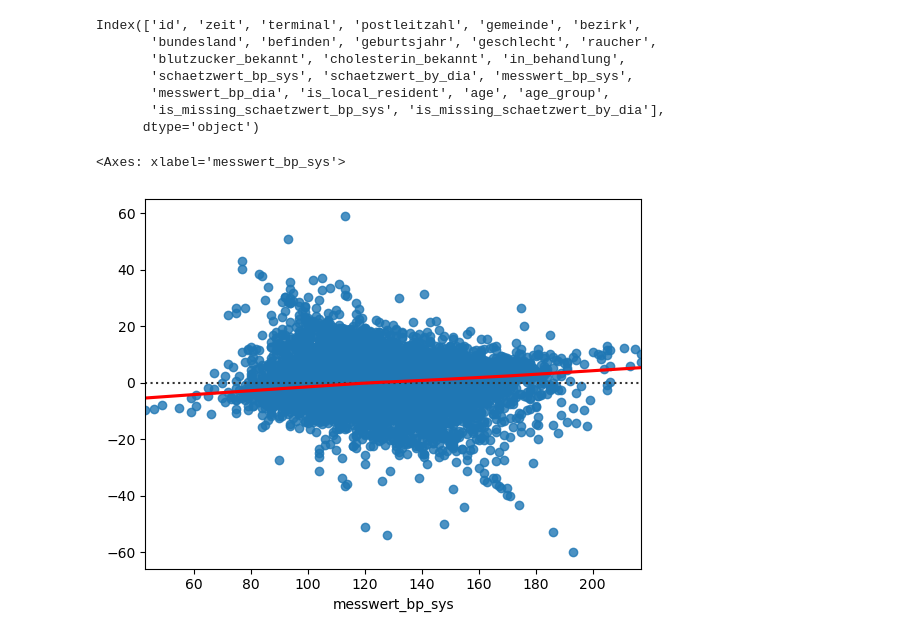
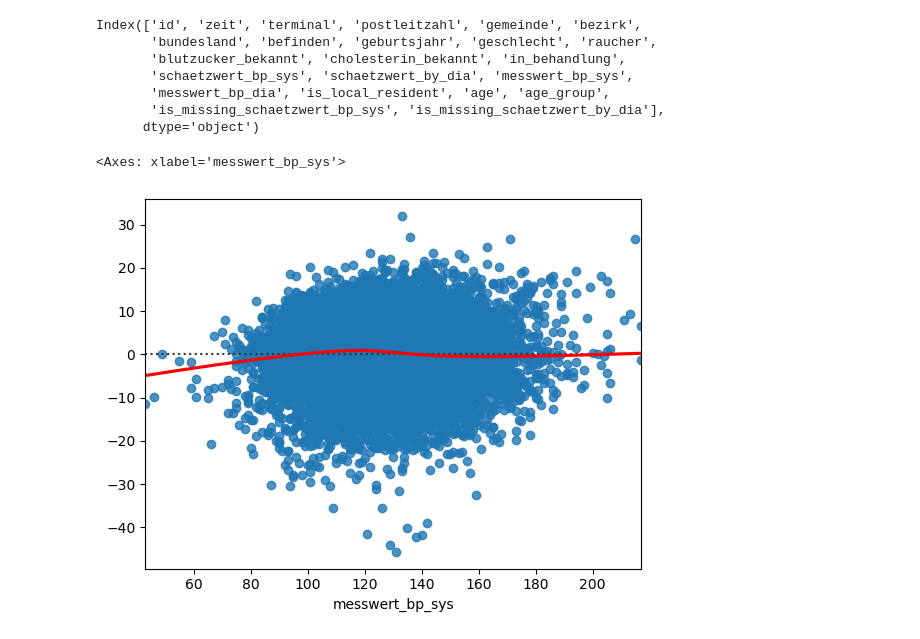
Before and after one commit to farrukh-ahmed/Case-Studies---Project-1, a Jupyter notebook: Notebooks/lm_systolic_bp.ipynb, the cells around one changed output. Drawn from its saved outputs; the diff is of its cells as text; code cells hidden in the pictures.

```diff
--- a/Notebooks/lm_systolic_bp.ipynb
+++ b/Notebooks/lm_systolic_bp.ipynb
@@ -119,6 +119,10 @@ Data columns (total 23 columns):
  22  is_missing_schaetzwert_by_dia  14831 non-null  bool
 dtypes: Int64(2), bool(3), datetime64[ns](1), float64(2), int64(4), object(11)
 memory usage: 2.4+ MB
+# %%
+# Convert pd.int64 to int, important for the model
+# data_df = data_df.astype(int)
+data_df.age = data_df.age.astype(int)
 # %%
 # check assumptions of residuals for linear model
 
@@ -157,15 +161,15 @@ Index(['id', 'zeit', 'terminal', 'postleitzahl', 'gemeinde', 'bezirk',
 # %%
 # Check if the residuals are homoscedastic
 # first fit a linear model to the data having messwert_bp_sys as the dependent variable
 # and all other variables as the independent variables
 # then plot the residuals against the predicted values
 
-model = smf.ols('messwert_bp_sys ~ terminal + postleitzahl + gemeinde + bezirk + bundesland + befinden', data=data_df).fit()
+model = smf.ols('messwert_bp_sys ~ terminal + bundesland + befinden + geschlecht + raucher + blutzucker_bekannt + cholesterin_bekannt + in_behandlung + schaetzwert_bp_sys + is_local_resident + age + age_group + is_missing_schaetzwert_bp_sys', data=data_df).fit()
 
 predicted_values = model.fittedvalues
 residuals = model.resid
 
 sns.residplot(data=data_df, x=data_df.messwert_bp_sys, y=residuals, lowess=True, line_kws=dict(color="r"))
 # %% [output]
 <Axes: xlabel='messwert_bp_sys'>
-[figure, old version]
+[figure, new version]
```
Also changed, not shown: parts of 3 cells of this notebook.
